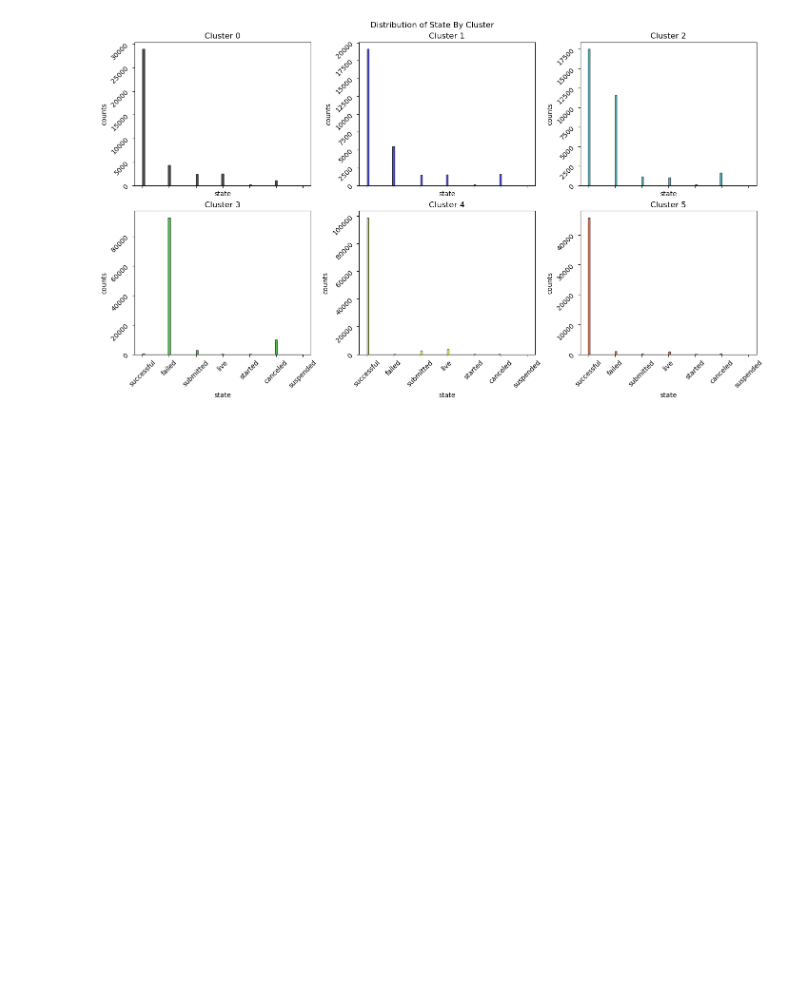
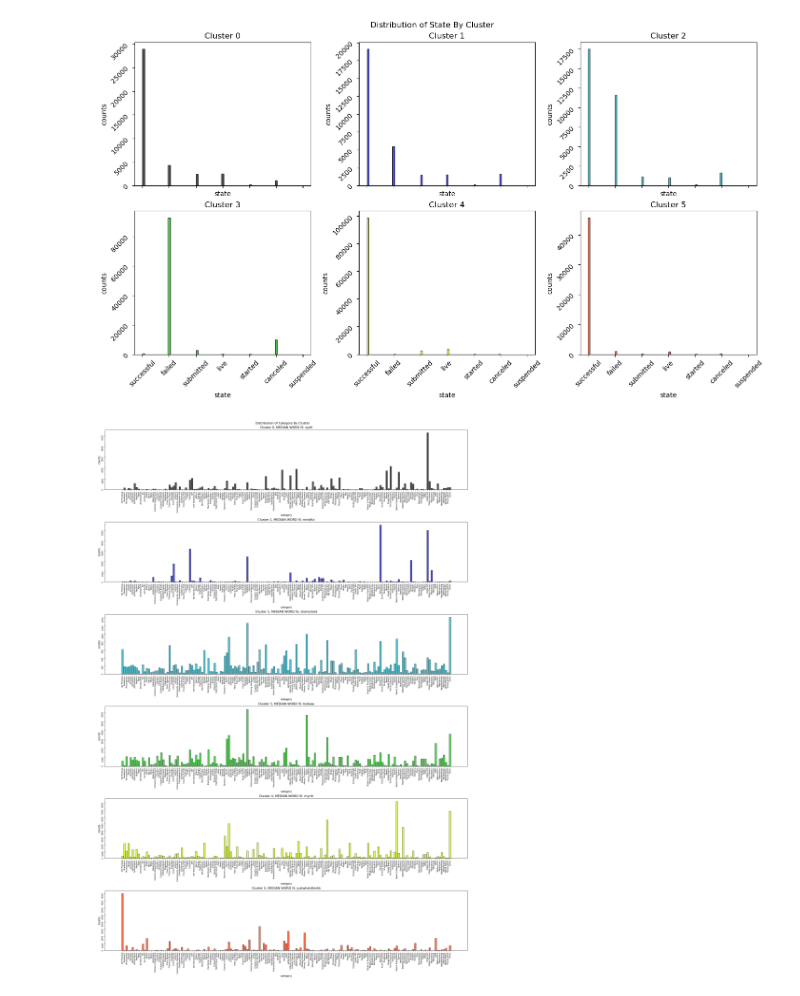
Before and after one commit to jtmartineau/kickstarter-analysis, a Jupyter notebook: WebRobots_KickstarterData/all-kickstarter-analysis.ipynb, the cells around one changed output. Saved outputs shown, nothing was run; the diff lists cells and outputs as text; code cells hidden in the pictures; blank space fills up the shorter version.

Commit message:
added category bar plots

```diff
--- a/WebRobots_KickstarterData/all-kickstarter-analysis.ipynb
+++ b/WebRobots_KickstarterData/all-kickstarter-analysis.ipynb
@@ -589,3 +587,32 @@ for index, ax in enumerate((ax0, ax1, ax2, ax3, ax4, ax5)):
     ax.hist(hist_data, 75, facecolor = color, edgecolor = 'k', alpha = 0.7)
 # %% [output]
 [figure]
+# %%
+category_count_prototype = {}
+for category in sorted(df_6_clusters['category'].unique()):
+    category_count_prototype.update({category : 0})
+# %%
+fig, ((ax0), (ax1), (ax2), (ax3), (ax4), (ax5)) = plt.subplots(nrows = 6, ncols = 1, sharex = True, figsize = (20, 30), layout = 'constrained')
+fig.suptitle("Distribution of Category By Cluster")
+
+for index, ax in enumerate((ax0, ax1, ax2, ax3, ax4, ax5)):
+    hist_data = df_6_clusters.loc[df_6_clusters['labels_6_clusters'] == index , :]
+    median_word = hist_data['median_cluster_word'].iloc[0]
+
+    hist_data = sorted(hist_data.loc[:, 'category'].values)
+
+    category_count = category_count_prototype.copy()
+    for element in hist_data:
+        category_count[element] += 1;
+
+    keys = category_count.keys();
+    values = category_count.values()
+
+    ax.tick_params(rotation = 90, labelbottom = True, labelsize = 8)
+    ax.set_title('Cluster {}, MEDIAN WORD IS: {}'.format(index, median_word))
+    ax.set_xlabel('category')
+    ax.set_ylabel('counts')
+    color = cm.nipy_spectral(float(index/len(backer_x_lims)))
+    ax.bar(keys, values, facecolor = color, edgecolor = 'k', alpha = 0.7, align = 'center')
+# %% [output]
+[figure, added]
```
Also changed, not shown: parts of 1 cell of this notebook.
